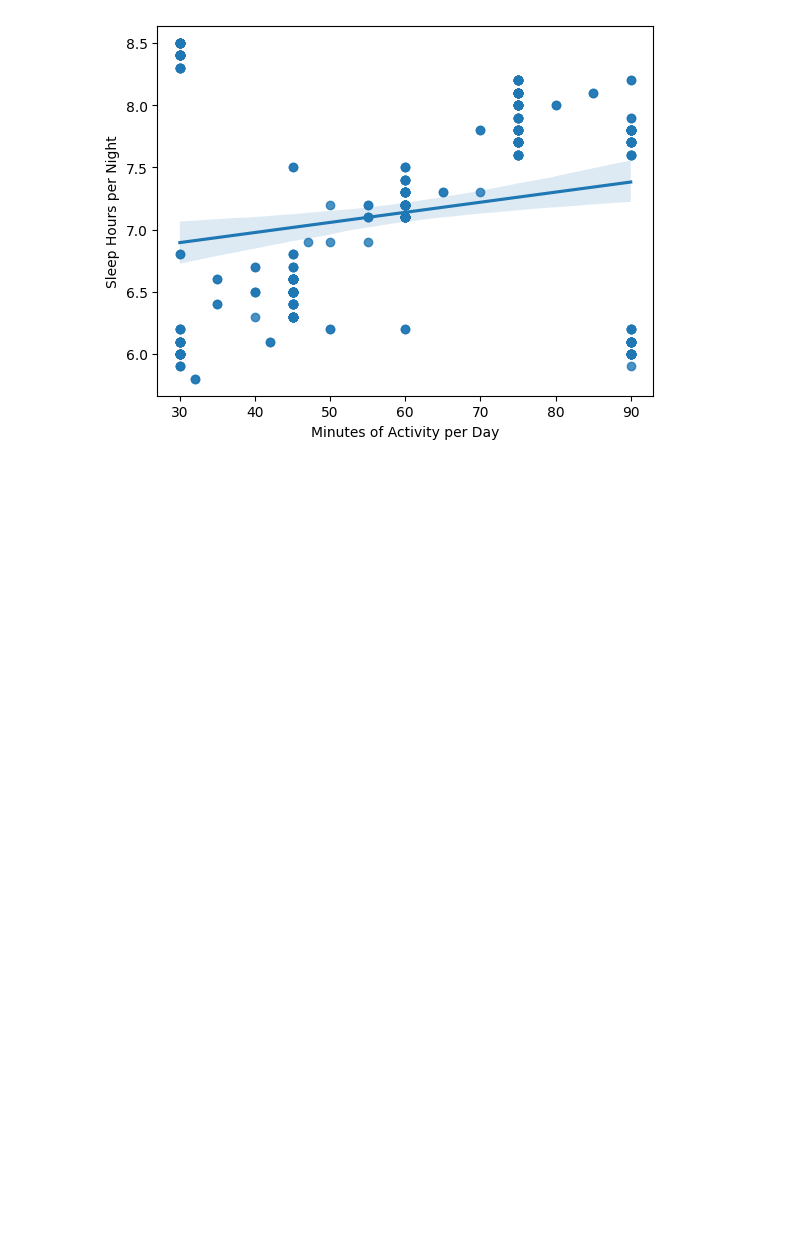
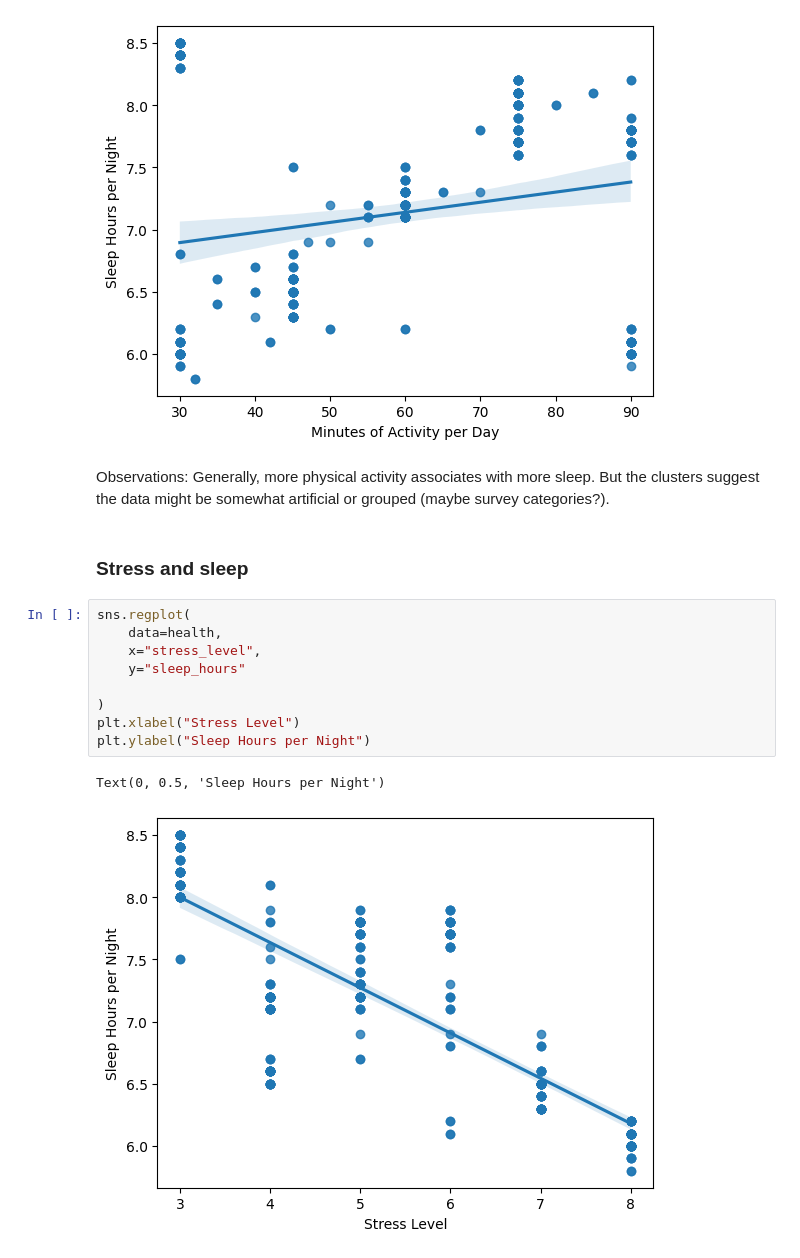
Before and after one commit to chandlershortlidge/sleep-heath-analysis, a Jupyter notebook: main.ipynb, the cells around one changed output. Drawn from its saved outputs; the diff is of its cells as text; blank space fills up the shorter version.

```diff
--- a/main.ipynb
+++ b/main.ipynb
@@ -86,3 +97,20 @@ plt.ylabel("Sleep Hours per Night")
 # %% [output]
 Text(0, 0.5, 'Sleep Hours per Night')
 [figure]
+# %% [markdown]
+Observations:
+Generally, more physical activity associates with more sleep. But the clusters suggest the data might be somewhat artificial or grouped (maybe survey categories?).
+# %% [markdown]
+### Stress and sleep
+# %%
+sns.regplot(
+    data=health,
+    x="stress_level",
+    y="sleep_hours"
+
+)
+plt.xlabel("Stress Level")
+plt.ylabel("Sleep Hours per Night")
+# %% [output]
+Text(0, 0.5, 'Sleep Hours per Night')
+[figure, added]
```
Also changed, not shown: parts of 6 cells of this notebook.
